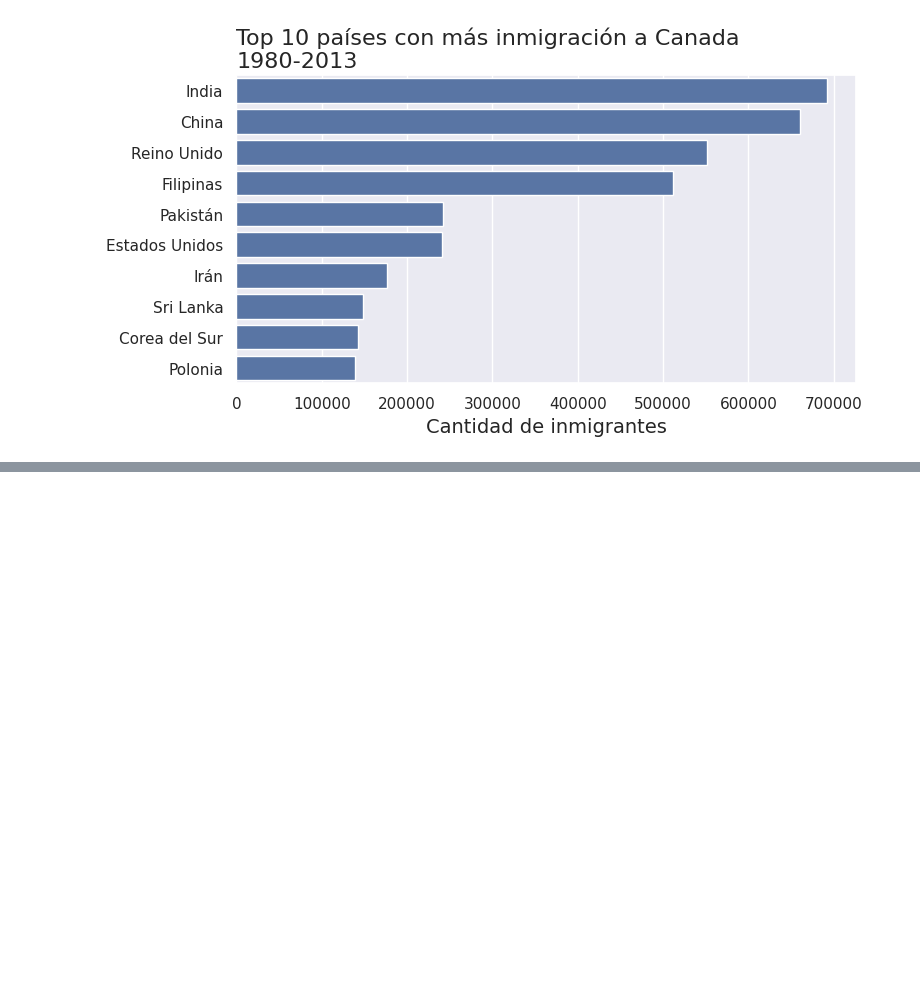
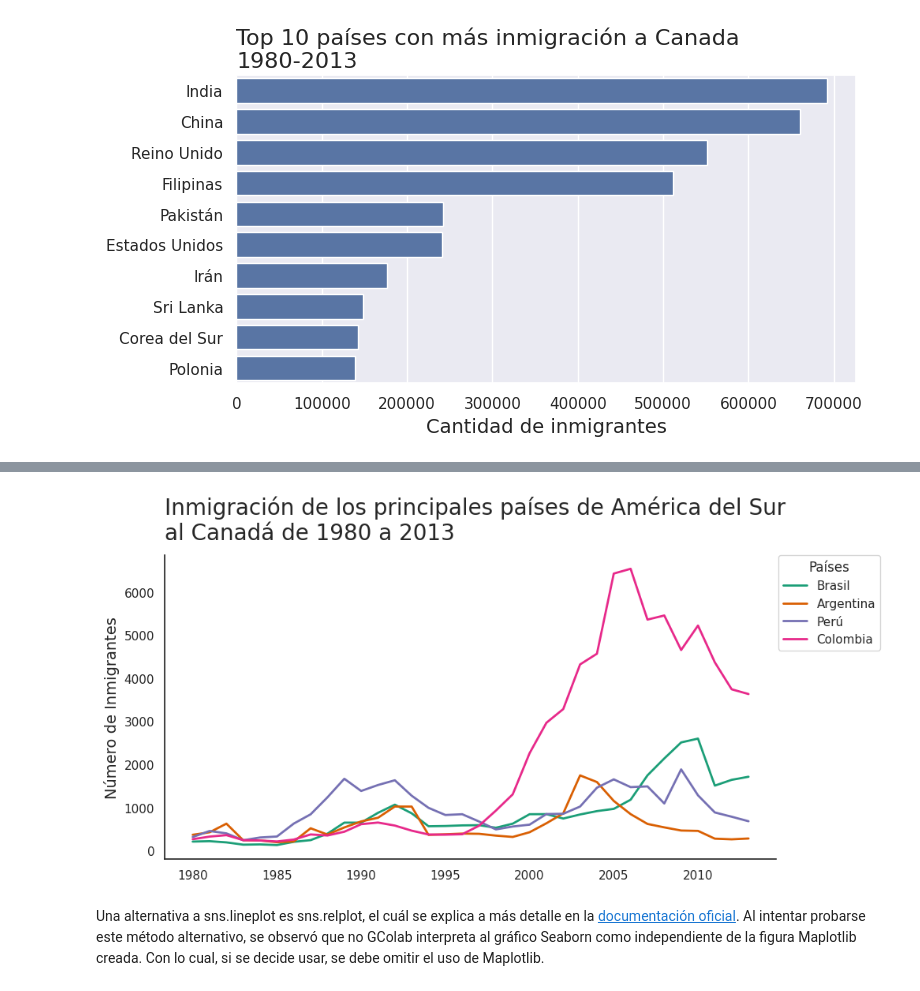
Before and after one commit to JLuceroVasquez/visualizacion-de-datos-con-bibliotecas-de-python, a Jupyter notebook: visualizacion_de_datos_con_python.ipynb, the cells around one changed output, grey strips where cells are left out. Cells and saved outputs as stored; diff of their text form; code cells hidden in the pictures; blank space fills up the shorter version.

```diff
--- a/visualizacion_de_datos_con_python.ipynb
+++ b/visualizacion_de_datos_con_python.ipynb
@@ -741,0 +862,10 @@ plt.show()
+# %%
+#Filtramos el Dataframe con los 4 paises solcitados.
+paises = ['Brasil', 'Argentina', 'Perú', 'Colombia']
+indice = df_inmigraciontotal.index
+df_inmigracion_paises = df_inmigraciontotal.query('@indice == @paises')
+
+#Se deja únicamente las columnas de los años.
+anos #Serie con el nombre de los años
+df_inmigracion_paises = df_inmigracion_paises.loc[:,anos]
+df_inmigracion_paises
@@ -741,0 +922,9 @@ plt.show()
+# %%
+#Se importa la biblioteca Numpy.
+import numpy as np
+
+#Se convierte el tipo de datos de las 2 primeras columnas a enteros de 64bits - Numpy.
+df_inmigracionpaisesT['Año'] = df_inmigracionpaisesT['Año'].astype(np.int64)
+df_inmigracionpaisesT['Inmigrantes'] = df_inmigracionpaisesT['Inmigrantes'].astype(np.int64)
+
+df_inmigracionpaisesT.info()
@@ -741,0 +942,26 @@ plt.show()
+# %%
+#Se establece el estilo de la cudricula y la paleta de colores.
+sns.set_theme(style='white')
+sns.set_palette('Dark2')
+
+#Se crea la figura Maplotlib y el gráfico se realiza con Seaborn.
+fig, ax = plt.subplots(figsize=(10, 5))
+ax = sns.lineplot(data=df_inmigracionpaisesT, x="Año", y="Inmigrantes", hue="País", lw=2)
+sns.despine()
+
+#Se configuran los elementos para mejorar el gráfico.
+ax.set_title('Inmigración de los principales países de América del Sur\nal Canadá de 1980 a 2013', loc='left', fontsize=20, y=1.03)
+ax.set_xlabel('')
+ax.set_ylabel('Número de Inmigrantes', fontsize=14)
+ax.xaxis.set_major_locator(plt.MultipleLocator(5))
+ax.legend(title='Países', loc='upper right', bbox_to_anchor=(1.18, 1.02))
+
+#Se exporta a una ruta en Drive.
+path_fig4 = '/content/drive/MyDrive/Aprendizaje-vigente/Programa ONE/Ruta 5 - Aprendiendo a hacer ETL/5-visualizacion-de-datos-con-python/inmigracion_paises_canada.png'
+fig.savefig(path_fig4, transparent=False, dpi=300, bbox_inches='tight')
+
+plt.show()
+# %% [output]
+[figure, added]
+# %% [markdown]
+Una alternativa a sns.lineplot es sns.relplot, el cuál se explica a más detalle en la [documentación oficial](https://seaborn.pydata.org/tutorial/data_structure.html). Al intentar probarse este método alternativo, se observó que no GColab interpreta al gráfico Seaborn como independiente de la figura Maplotlib creada. Con lo cual, si se decide usar, se debe omitir el uso de Maplotlib.
```
Also changed, not shown: parts of 21 cells of this notebook.
